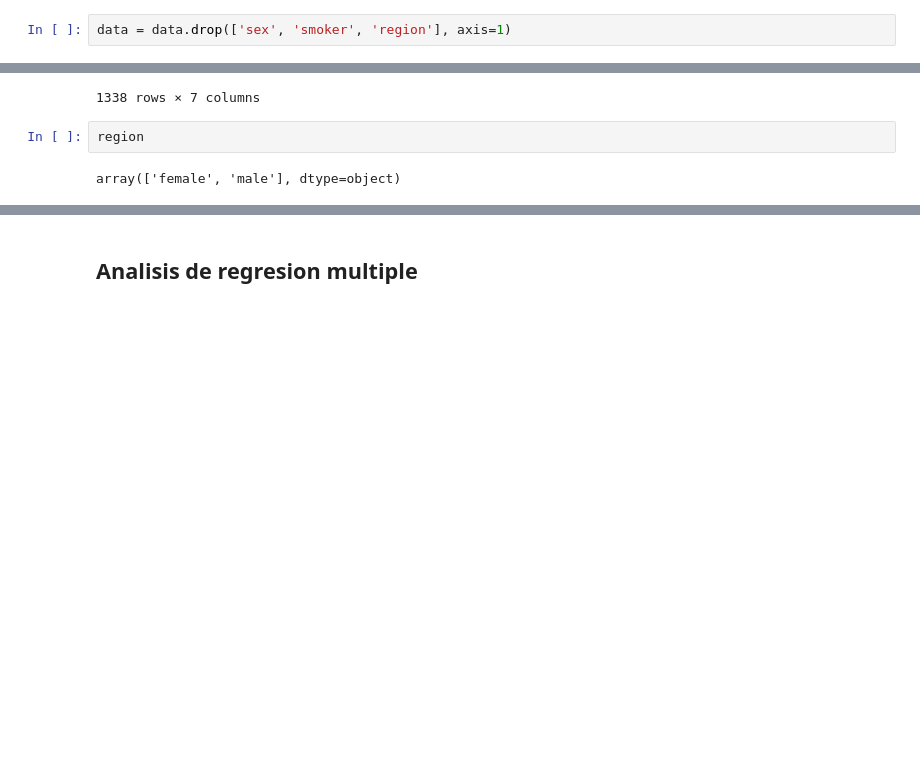
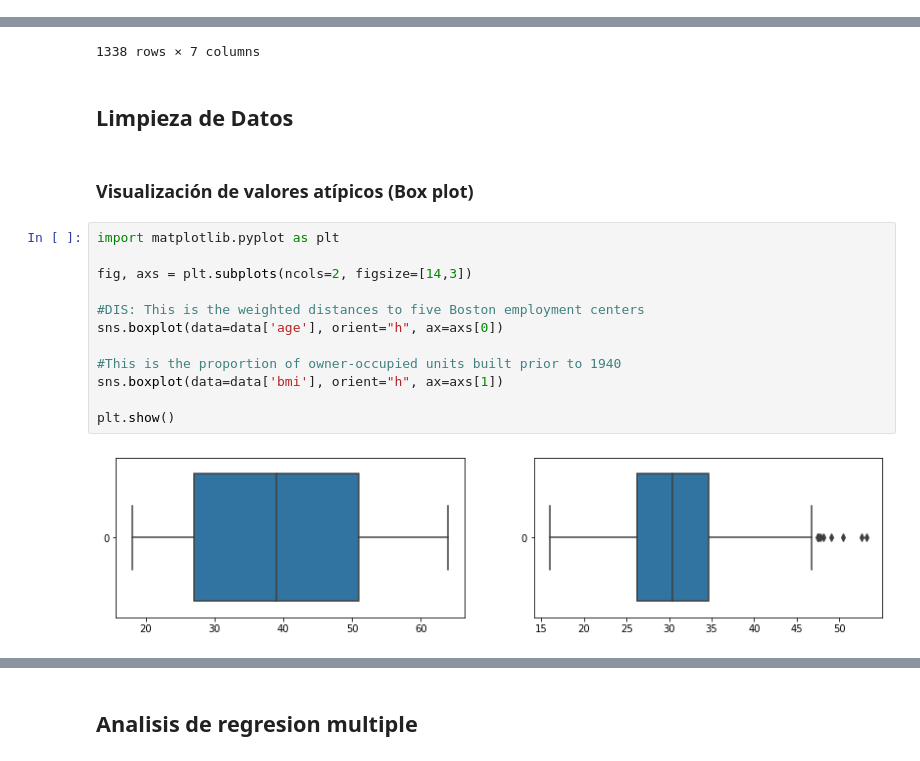
Before and after one commit to drmorales4/proyectoRegresion_BIM2, a Jupyter notebook: proyectoBIM2_medicalCostPersonal.ipynb, the cells around one changed output, grey strips where cells are left out. Cells and saved outputs as stored; diff of their text form; blank space fills up the shorter version.

```diff
--- a/proyectoBIM2_medicalCostPersonal.ipynb
+++ b/proyectoBIM2_medicalCostPersonal.ipynb
@@ -82,8 +81,6 @@ region      1338 non-null object
 charges     1338 non-null float64
 dtypes: float64(2), int64(2), object(3)
 memory usage: 57.6+ KB
-# %%
-data = data.drop(['sex', 'smoker', 'region'], axis=1)
 # %%
 data
 # %% [output]
@@ -100,7 +97,21 @@ data
 | 1336 | 21 | female | 25.800 | 0 | no | southwest | 2007.94500 |
 | 1337 | 61 | female | 29.070 | 0 | yes | northwest | 29141.36030 |
 1338 rows × 7 columns
-# %%
-region
-# %% [output]
-array(['female', 'male'], dtype=object)
+# %% [markdown]
+## Limpieza de Datos
+# %% [markdown]
+### Visualización de valores atípicos (Box plot)
+# %%
+import matplotlib.pyplot as plt
+
+fig, axs = plt.subplots(ncols=2, figsize=[14,3])
+
+#DIS: This is the weighted distances to five Boston employment centers
+sns.boxplot(data=data['age'], orient="h", ax=axs[0])
+
+#This is the proportion of owner-occupied units built prior to 1940
+sns.boxplot(data=data['bmi'], orient="h", ax=axs[1])
+
+plt.show()
+# %% [output]
+[figure, added]
```
Also changed, not shown: parts of 62 cells of this notebook.
